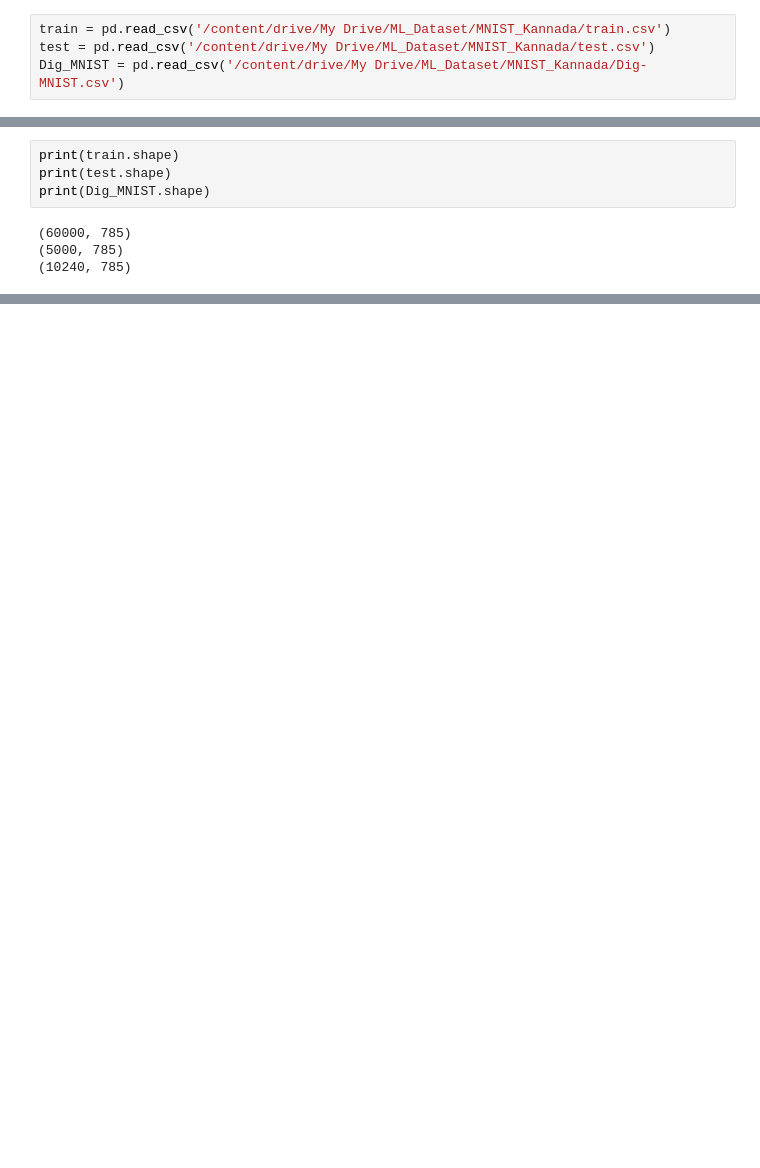
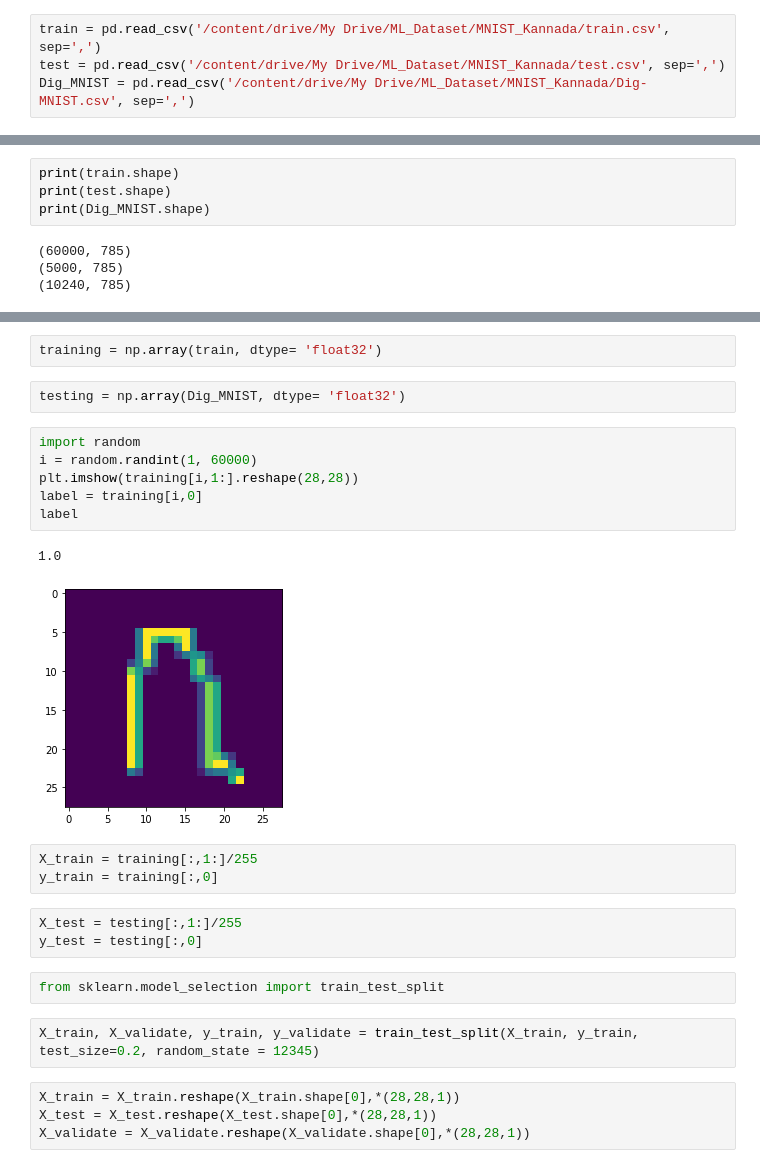
Before and after one commit to sushantkumar-estech/Classification-of-MNIST-like-datatset-for-Kannada-handwritten-digits, a Jupyter notebook: Kannadda_MNIST_Classification_CNN.ipynb, the cells around one changed output, grey strips where cells are left out. Cells and saved outputs as stored; diff of their text form; blank space fills up the shorter version.

```diff
--- a/Kannadda_MNIST_Classification_CNN.ipynb
+++ b/Kannadda_MNIST_Classification_CNN.ipynb
@@ -61,5 +55,5 @@ Mounted at /content/drive/
 # %%
-train = pd.read_csv('/content/drive/My Drive/ML_Dataset/MNIST_Kannada/train.csv')
-test = pd.read_csv('/content/drive/My Drive/ML_Dataset/MNIST_Kannada/test.csv')
-Dig_MNIST = pd.read_csv('/content/drive/My Drive/ML_Dataset/MNIST_Kannada/Dig-MNIST.csv')
+train = pd.read_csv('/content/drive/My Drive/ML_Dataset/MNIST_Kannada/train.csv', sep=',')
+test = pd.read_csv('/content/drive/My Drive/ML_Dataset/MNIST_Kannada/test.csv', sep=',')
+Dig_MNIST = pd.read_csv('/content/drive/My Drive/ML_Dataset/MNIST_Kannada/Dig-MNIST.csv', sep=',')
 # %%
@@ -243,0 +109,27 @@ plt.show()
+# %%
+training = np.array(train, dtype= 'float32')
+# %%
+testing = np.array(Dig_MNIST, dtype= 'float32')
+# %%
+import random
+i = random.randint(1, 60000)
+plt.imshow(training[i,1:].reshape(28,28))
+label = training[i,0]
+label
+# %% [output]
+1.0
+[figure, added]
+# %%
+X_train = training[:,1:]/255
+y_train = training[:,0]
+# %%
+X_test = testing[:,1:]/255
+y_test = testing[:,0]
+# %%
+from sklearn.model_selection import train_test_split
+# %%
+X_train, X_validate, y_train, y_validate = train_test_split(X_train, y_train, test_size=0.2, random_state = 12345)
+# %%
+X_train = X_train.reshape(X_train.shape[0],*(28,28,1))
+X_test = X_test.reshape(X_test.shape[0],*(28,28,1))
+X_validate = X_validate.reshape(X_validate.shape[0],*(28,28,1))
```
Also changed, not shown: parts of 64 cells of this notebook.
